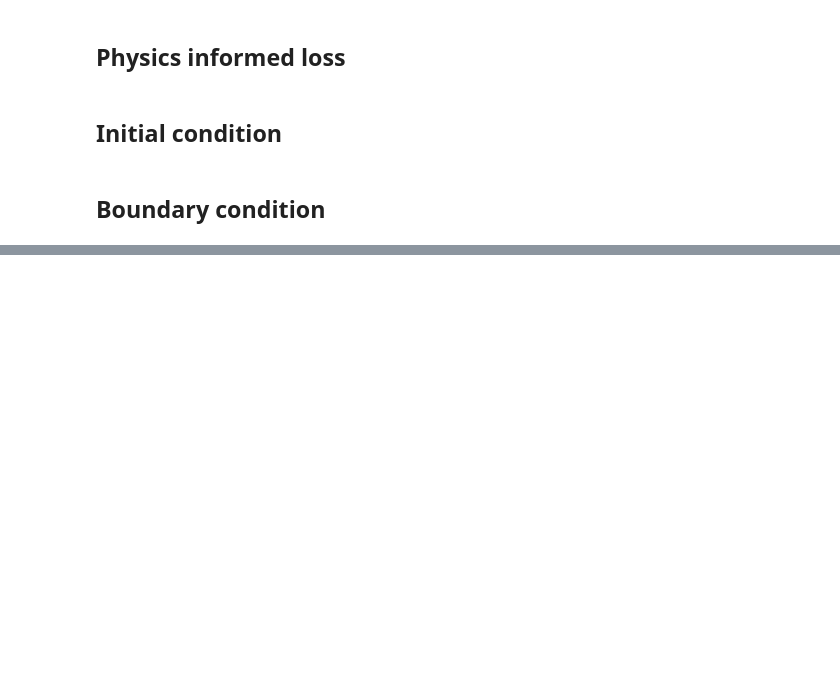
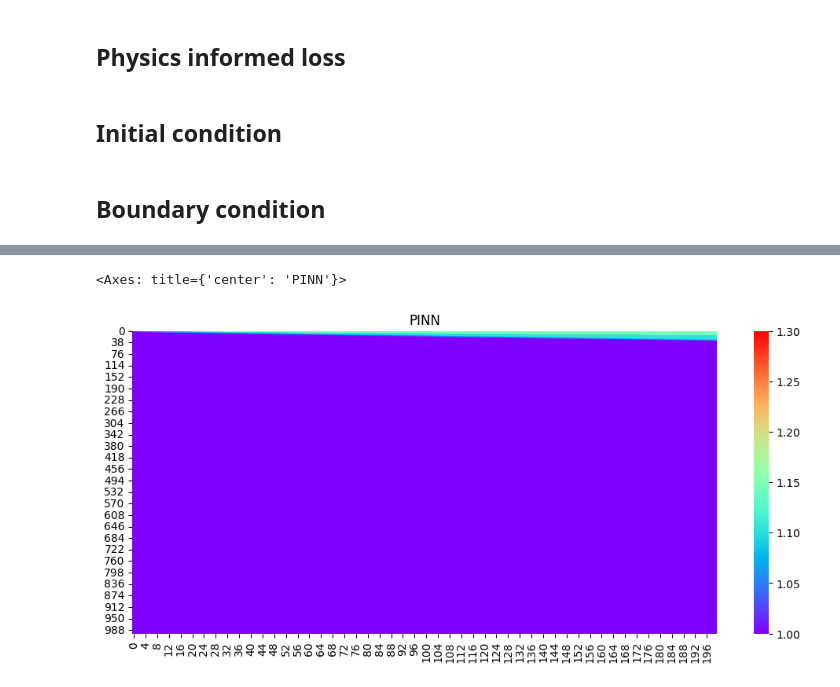
Before and after one commit to YudaiFukushige/PINN_Hydraulics, a Jupyter notebook: PINN_1DOpenChannelFlow.ipynb, the cells around one changed output, grey strips where cells are left out. Drawn from its saved outputs; the diff is of its cells as text; code cells hidden in the pictures; blank space fills up the shorter version.

```diff
--- a/PINN_1DOpenChannelFlow.ipynb
+++ b/PINN_1DOpenChannelFlow.ipynb
@@ -162,0 +209,20 @@ def boundary_condition_loss_u(x, t, net, u_bnd):
+# %%
+# サンプリングポイント
+x_ = np.linspace(0.0, 1000.0, 100)
+t_ = np.linspace(0.0, 20.0, 100)
+X, T = np.meshgrid(x_, t_, indexing="ij") # 1次元 => 2次元
+x_flat = X.flatten()
+t_flat = T.flatten()
+
+# サンプルサイズ
+sampling_size = 5000
+random_idx = np.random.choice(np.arange(x_flat.shape[0]), size=sampling_size, replace=False) # indexのランダムサンプリング, 0〜len(x_flat)のサイコロを5000回振る
+
+# サンプリングの実行
+x_sampled = x_flat[random_idx]
+t_sampled = t_flat[random_idx]
+# サンプリングした(x, t)座標の格納
+X_sampled = np.zeros([sampling_size, 2])
+X_sampled[:, 0] = x_sampled
+X_sampled[:, 1] = t_sampled
+X_sample_t = torch.tensor(X_sampled, requires_grad=True).float().to(device)
@@ -162,0 +272,3 @@ def boundary_condition_loss_u(x, t, net, u_bnd):
+# %%
+net = PINN(activation="tanh").to(device) #　インスタンスの作成
+optimizer = optim.Adam(net.parameters(), lr=0.0005) # 最適化にはAdamを使用
@@ -162,0 +326,19 @@ def boundary_condition_loss_u(x, t, net, u_bnd):
+# %%
+X_test = np.zeros([x_flat.shape[0], 2])
+X_test[:, 0] = x_flat
+X_test[:, 1] = t_flat
+
+X_test_t = torch.tensor(X_test).float().to(device)
+x_test = X_test_t[:, 0].unsqueeze(dim=-1)
+t_test = X_test_t[:, 1].unsqueeze(dim=-1)
+h_pred = net(x_test, t_test)[:, 0]
+
+h_pred_arr = h_pred.detach().cpu().numpy().reshape(100, 100)
+# %%
+plt.figure(figsize=(12, 5))
+plt.subplot(1, 1, 1)
+plt.title('PINN')
+sns.heatmap(h_pred_arr, cmap='rainbow', vmin=1.0, vmax=1.3)
+# %% [output]
+<Axes: title={'center': 'PINN'}>
+[figure, added]
```
Also changed, not shown: parts of 10 cells of this notebook.
